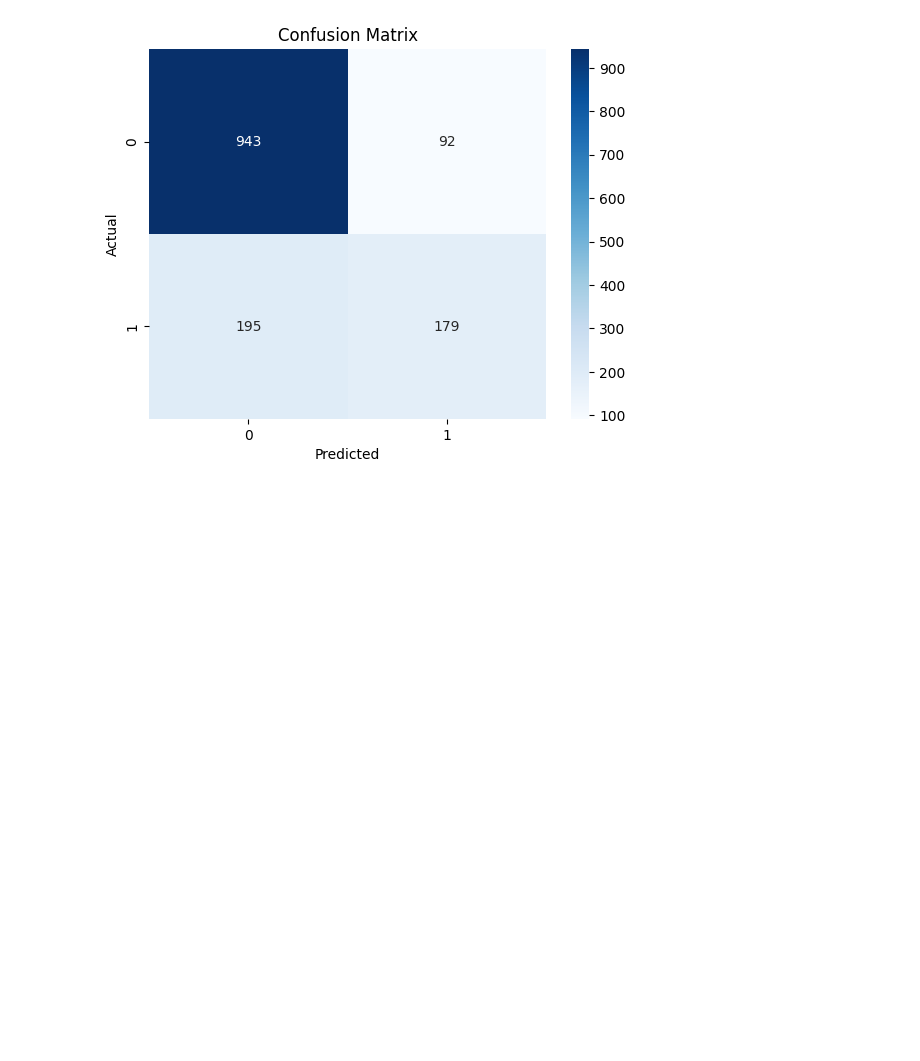
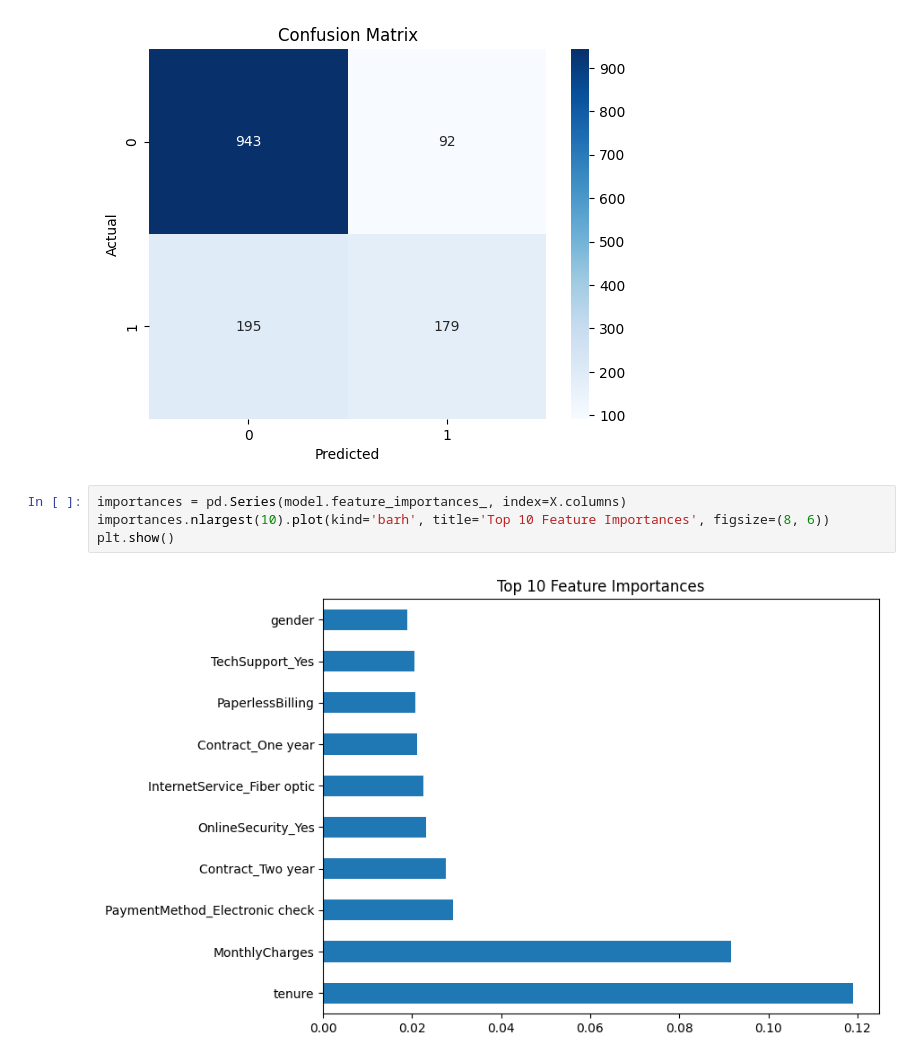
Before and after one commit to ARUNAGIRINATHAN-K/Data-Analyst-Project-Portfolio, a Jupyter notebook: Customer_Churn_Analysis/notebooks/03_churn_modeling.ipynb, the cells around one changed output. Cells and saved outputs as stored; diff of their text form; blank space fills up the shorter version.

```diff
--- a/Customer_Churn_Analysis/notebooks/03_churn_modeling.ipynb
+++ b/Customer_Churn_Analysis/notebooks/03_churn_modeling.ipynb
@@ -62,3 +62,9 @@ Classification Report:
    macro avg       0.74      0.69      0.71      1409
 weighted avg       0.78      0.80      0.78      1409
 [figure]
+# %%
+importances = pd.Series(model.feature_importances_, index=X.columns)
+importances.nlargest(10).plot(kind='barh', title='Top 10 Feature Importances', figsize=(8, 6))
+plt.show()
+# %% [output]
+[figure, added]
```
